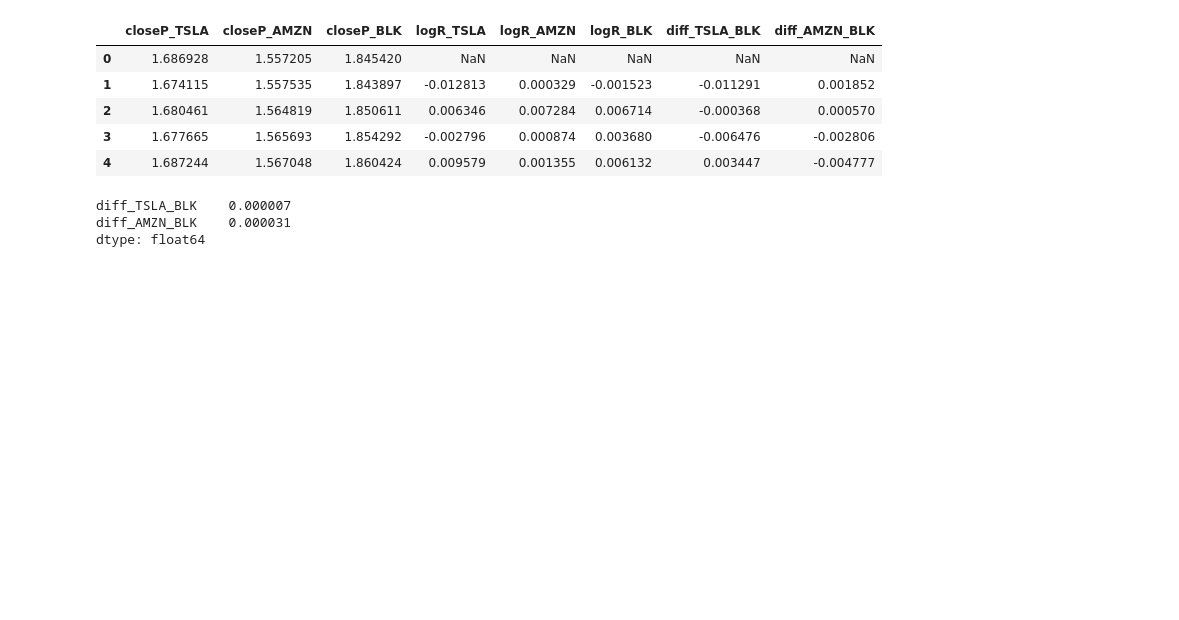
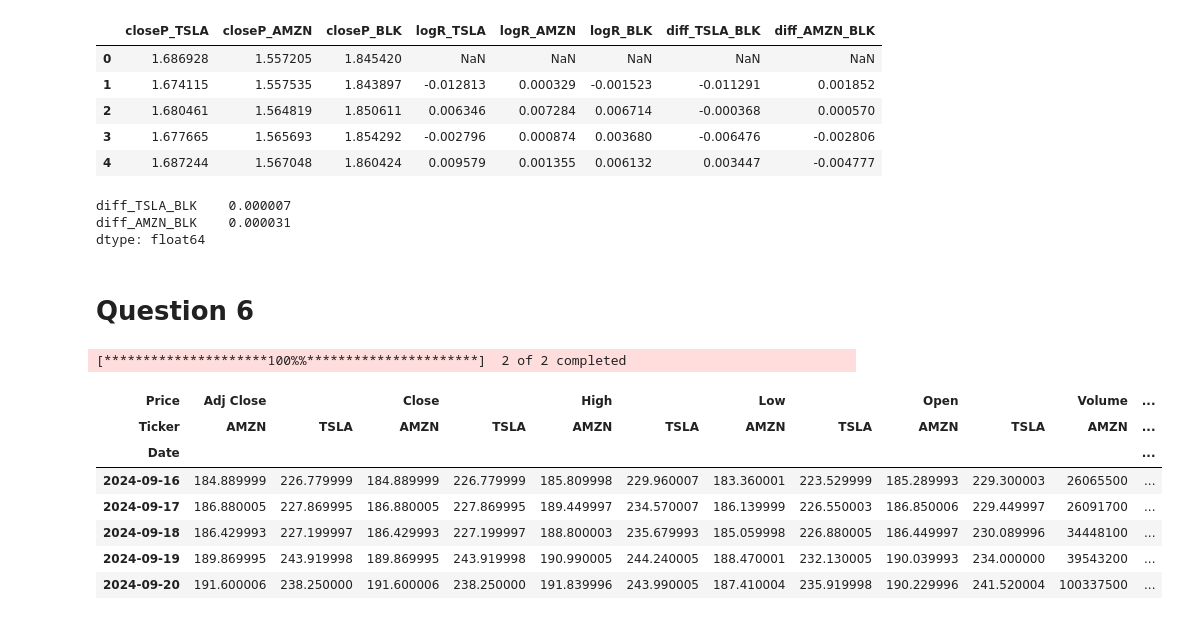
Before and after one commit to xxyyrain/CMF_25, a Jupyter notebook: Week 5/Week 5 seminar answer.ipynb, the cells around one changed output. Cells and saved outputs as stored; diff of their text form; code cells hidden in the pictures; blank space fills up the shorter version.

```diff
--- a/Week 5/Week 5 seminar answer.ipynb
+++ b/Week 5/Week 5 seminar answer.ipynb
@@ -179,3 +175,21 @@ df_all.iloc[:,6:].mean()
 diff_TSLA_BLK    0.000007
 diff_AMZN_BLK    0.000031
 dtype: float64
+# %% [markdown]
+# Question 6
+# %%
+import yfinance as yf
+data = yf.download("AMZN TSLA", start="2023-10-21", end="2024-10-20")
+# %% [output]
+[*********************100%%**********************]  2 of 2 completed
+# %%
+data.tail()
+# %% [output]
+| Price | Adj Close |  | Close |  | High |  | Low |  | Open |  | Volume | ... |
+| Ticker | AMZN | TSLA | AMZN | TSLA | AMZN | TSLA | AMZN | TSLA | AMZN | TSLA | AMZN | ... |
+| Date |  |  |  |  |  |  |  |  |  |  |  | ... |
+| 2024-09-16 | 184.889999 | 226.779999 | 184.889999 | 226.779999 | 185.809998 | 229.960007 | 183.360001 | 223.529999 | 185.289993 | 229.300003 | 26065500 | ... |
+| 2024-09-17 | 186.880005 | 227.869995 | 186.880005 | 227.869995 | 189.449997 | 234.570007 | 186.139999 | 226.550003 | 186.850006 | 229.449997 | 26091700 | ... |
+| 2024-09-18 | 186.429993 | 227.199997 | 186.429993 | 227.199997 | 188.800003 | 235.679993 | 185.059998 | 226.880005 | 186.449997 | 230.089996 | 34448100 | ... |
+| 2024-09-19 | 189.869995 | 243.919998 | 189.869995 | 243.919998 | 190.990005 | 244.240005 | 188.470001 | 232.130005 | 190.039993 | 234.000000 | 39543200 | ... |
+| 2024-09-20 | 191.600006 | 238.250000 | 191.600006 | 238.250000 | 191.839996 | 243.990005 | 187.410004 | 235.919998 | 190.229996 | 241.520004 | 100337500 | ... |
```
Also changed, not shown: parts of 8 cells of this notebook, 1 other file.
